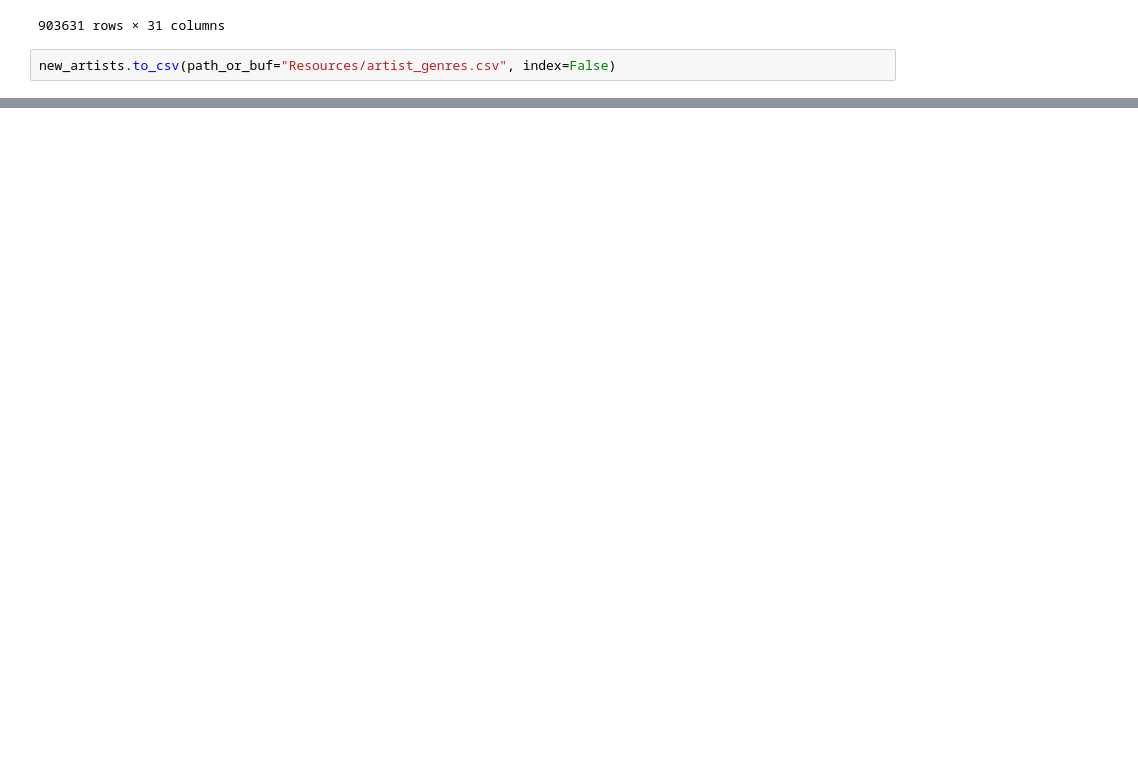
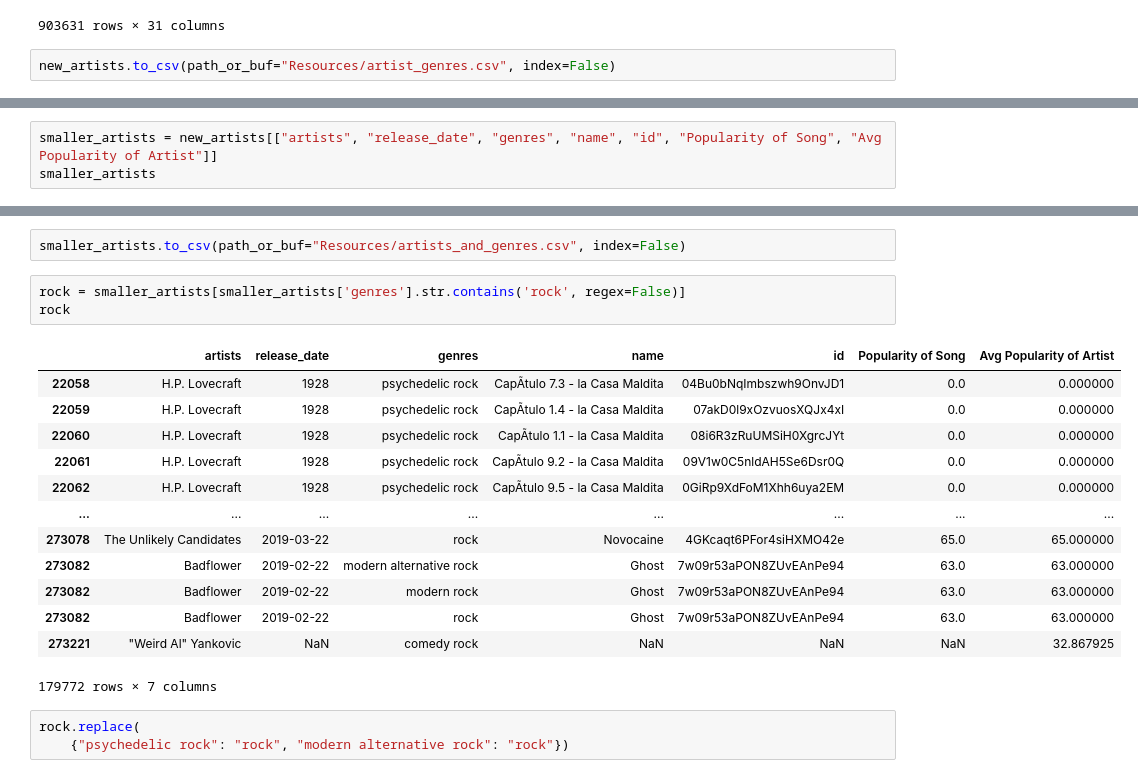
Before and after one commit to aftheiss/Music-of-Life---Project, a Jupyter notebook: spotify_starter.ipynb, the cells around one changed output, grey strips where cells are left out. Cells and saved outputs as stored; diff of their text form; blank space fills up the shorter version.

Commit message:
update smaller dataframe

```diff
--- a/spotify_starter.ipynb
+++ b/spotify_starter.ipynb
@@ -262,0 +215,3 @@ new_artists.to_csv(path_or_buf="Resources/artist_genres.csv", index=False)
+# %%
+smaller_artists = new_artists[["artists", "release_date", "genres", "name", "id", "Popularity of Song", "Avg Popularity of Artist"]]
+smaller_artists
@@ -262,0 +232,22 @@ new_artists.to_csv(path_or_buf="Resources/artist_genres.csv", index=False)
+# %%
+smaller_artists.to_csv(path_or_buf="Resources/artists_and_genres.csv", index=False)
+# %%
+rock = smaller_artists[smaller_artists['genres'].str.contains('rock', regex=False)]
+rock
+# %% [output]
+|  | artists | release_date | genres | name | id | Popularity of Song | Avg Popularity of Artist |
+| 22058 | H.P. Lovecraft | 1928 | psychedelic rock | CapÃ­tulo 7.3 - la Casa Maldita | 04Bu0bNqImbszwh9OnvJD1 | 0.0 | 0.000000 |
+| 22059 | H.P. Lovecraft | 1928 | psychedelic rock | CapÃ­tulo 1.4 - la Casa Maldita | 07akD0l9xOzvuosXQJx4xI | 0.0 | 0.000000 |
+| 22060 | H.P. Lovecraft | 1928 | psychedelic rock | CapÃ­tulo 1.1 - la Casa Maldita | 08i6R3zRuUMSiH0XgrcJYt | 0.0 | 0.000000 |
+| 22061 | H.P. Lovecraft | 1928 | psychedelic rock | CapÃ­tulo 9.2 - la Casa Maldita | 09V1w0C5nldAH5Se6Dsr0Q | 0.0 | 0.000000 |
+| 22062 | H.P. Lovecraft | 1928 | psychedelic rock | CapÃ­tulo 9.5 - la Casa Maldita | 0GiRp9XdFoM1Xhh6uya2EM | 0.0 | 0.000000 |
+| ... | ... | ... | ... | ... | ... | ... | ... |
+| 273078 | The Unlikely Candidates | 2019-03-22 | rock | Novocaine | 4GKcaqt6PFor4siHXMO42e | 65.0 | 65.000000 |
+| 273082 | Badflower | 2019-02-22 | modern alternative rock | Ghost | 7w09r53aPON8ZUvEAnPe94 | 63.0 | 63.000000 |
+| 273082 | Badflower | 2019-02-22 | modern rock | Ghost | 7w09r53aPON8ZUvEAnPe94 | 63.0 | 63.000000 |
+| 273082 | Badflower | 2019-02-22 | rock | Ghost | 7w09r53aPON8ZUvEAnPe94 | 63.0 | 63.000000 |
+| 273221 | "Weird Al" Yankovic | NaN | comedy rock | NaN | NaN | NaN | 32.867925 |
+179772 rows × 7 columns
+# %%
+rock.replace(
+    {"psychedelic rock": "rock", "modern alternative rock": "rock"})
```
Also changed, not shown: parts of 6 cells of this notebook, 2 other files.
